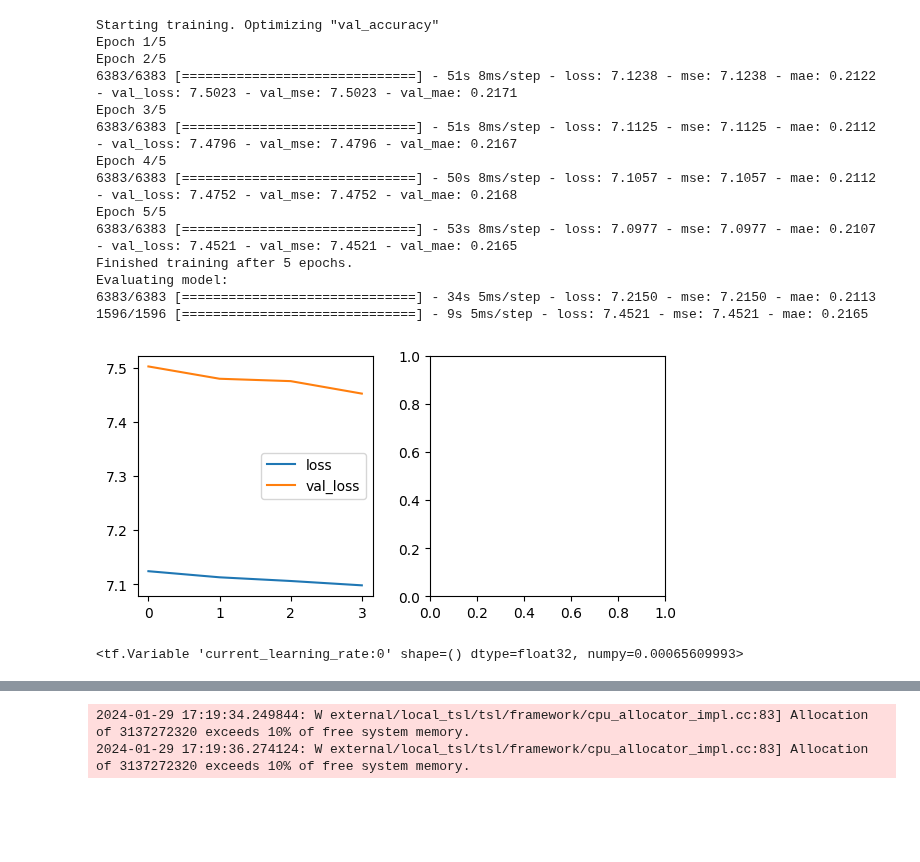
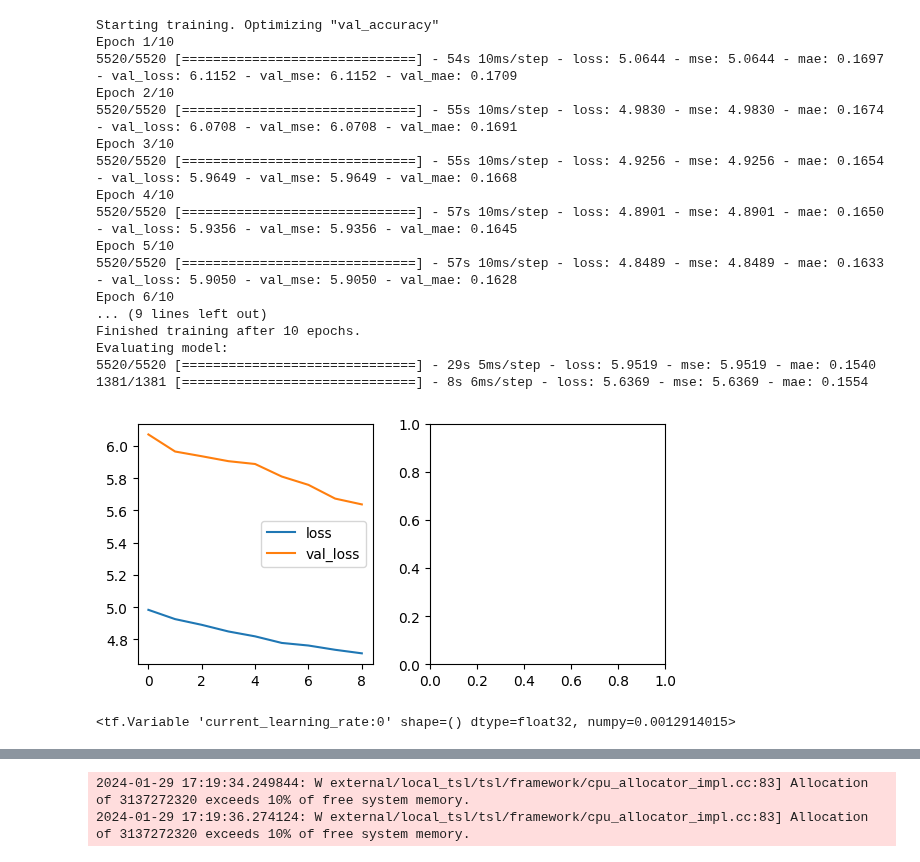
Before and after one commit to DavidBaldsiefen/splid-challenge, a Jupyter notebook: node_localizer.ipynb, the cells around one changed output, grey strips where cells are left out. Drawn from its saved outputs; the diff is of its cells as text; code cells hidden in the pictures; blank space fills up the shorter version.

```diff
--- a/node_localizer.ipynb
+++ b/node_localizer.ipynb
@@ -183 +187,22 @@ hist = model_ns.fit(train_ns, val_ds=val_ns, epochs=20, verbose=1, plot_hist=Tru
+# %%
+hist = model_ew.fit(train_ew, val_ds=val_ew, epochs=10, verbose=1, plot_hist=True, callbacks=[])
+# %% [output]
+Starting training. Optimizing "val_accuracy"
+Epoch 1/10
+5520/5520 [==============================] - 54s 10ms/step - loss: 5.0644 - mse: 5.0644 - mae: 0.1697 - val_loss: 6.1152 - val_mse: 6.1152 - val_mae: 0.1709
+Epoch 2/10
+5520/5520 [==============================] - 55s 10ms/step - loss: 4.9830 - mse: 4.9830 - mae: 0.1674 - val_loss: 6.0708 - val_mse: 6.0708 - val_mae: 0.1691
+Epoch 3/10
+5520/5520 [==============================] - 55s 10ms/step - loss: 4.9256 - mse: 4.9256 - mae: 0.1654 - val_loss: 5.9649 - val_mse: 5.9649 - val_mae: 0.1668
+Epoch 4/10
+5520/5520 [==============================] - 57s 10ms/step - loss: 4.8901 - mse: 4.8901 - mae: 0.1650 - val_loss: 5.9356 - val_mse: 5.9356 - val_mae: 0.1645
+Epoch 5/10
+5520/5520 [==============================] - 57s 10ms/step - loss: 4.8489 - mse: 4.8489 - mae: 0.1633 - val_loss: 5.9050 - val_mse: 5.9050 - val_mae: 0.1628
+Epoch 6/10
+... (9 lines left out)
+Finished training after 10 epochs.
+Evaluating model:
+5520/5520 [==============================] - 29s 5ms/step - loss: 5.9519 - mse: 5.9519 - mae: 0.1540
+1381/1381 [==============================] - 8s 6ms/step - loss: 5.6369 - mse: 5.6369 - mae: 0.1554
+[figure, added]
 # %%
@@ -186,25 +211,7 @@ pickle.dump(ds_gen_ns.scaler, open('submission/models/NS_localizer_scaler_cnn.pk
-# %%
-hist = model_ew.fit(train_ew, val_ds=val_ew, epochs=5, verbose=1, plot_hist=True, callbacks=[])
-# %% [output]
-Starting training. Optimizing "val_accuracy"
-Epoch 1/5
-Epoch 2/5
-6383/6383 [==============================] - 51s 8ms/step - loss: 7.1238 - mse: 7.1238 - mae: 0.2122 - val_loss: 7.5023 - val_mse: 7.5023 - val_mae: 0.2171
-Epoch 3/5
-6383/6383 [==============================] - 51s 8ms/step - loss: 7.1125 - mse: 7.1125 - mae: 0.2112 - val_loss: 7.4796 - val_mse: 7.4796 - val_mae: 0.2167
-Epoch 4/5
-6383/6383 [==============================] - 50s 8ms/step - loss: 7.1057 - mse: 7.1057 - mae: 0.2112 - val_loss: 7.4752 - val_mse: 7.4752 - val_mae: 0.2168
-Epoch 5/5
-6383/6383 [==============================] - 53s 8ms/step - loss: 7.0977 - mse: 7.0977 - mae: 0.2107 - val_loss: 7.4521 - val_mse: 7.4521 - val_mae: 0.2165
-Finished training after 5 epochs.
-Evaluating model:
-6383/6383 [==============================] - 34s 5ms/step - loss: 7.2150 - mse: 7.2150 - mae: 0.2113
-1596/1596 [==============================] - 9s 5ms/step - loss: 7.4521 - mse: 7.4521 - mae: 0.2165
-[figure, removed]
 # %%
-print(model_ns.model.optimizer.learning_rate)
+print(model_ew.model.optimizer.learning_rate)
 # %% [output]
-<tf.Variable 'current_learning_rate:0' shape=() dtype=float32, numpy=0.00065609993>
+<tf.Variable 'current_learning_rate:0' shape=() dtype=float32, numpy=0.0012914015>
 # %%
 train_ns, val_ns = ds_gen_ns.get_datasets(512, label_features=['NS_Node_Location'], shuffle=True, stride=1)
 
```
Also changed, not shown: parts of 11 cells of this notebook, 9 other files.
